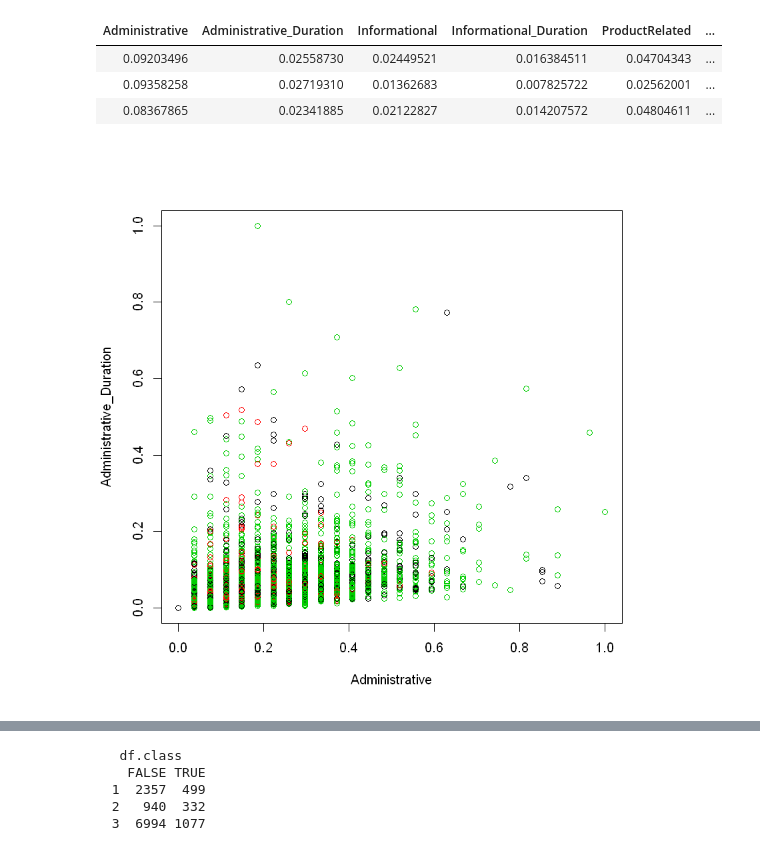
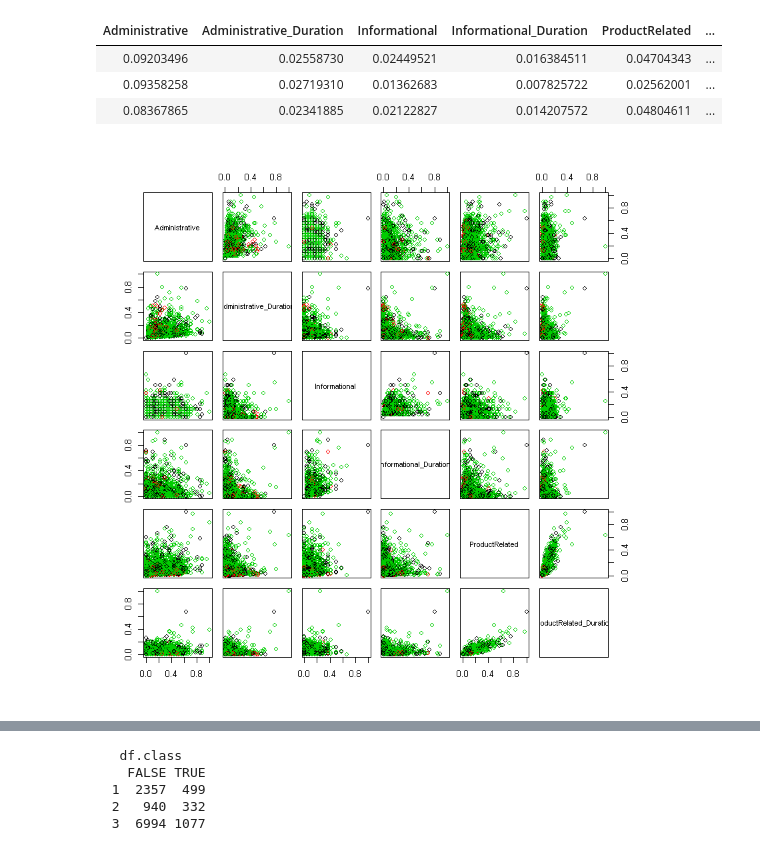
Before and after one commit to dkchebet7/Unsupervised-learning-in-R, a Jupyter notebook: IP_13.ipynb, the cells around one changed output, grey strips where cells are left out. Cells and saved outputs as stored; diff of their text form; code cells hidden in the pictures.

```diff
--- a/IP_13.ipynb
+++ b/IP_13.ipynb
@@ -377,7 +469,7 @@ result$centers
 ## Plotting the K_means
 par(mfrow = c(1,2),mar = c(5,4,2,2))
 # %%
-plot(df_norm[,1:2], col = result$cluster)
+plot(df_norm[,1:6], col = result$cluster)
 # %% [output]
-[figure, old version]
+[figure, new version]
 # %%
```
Also changed, not shown: parts of 51 cells of this notebook.
